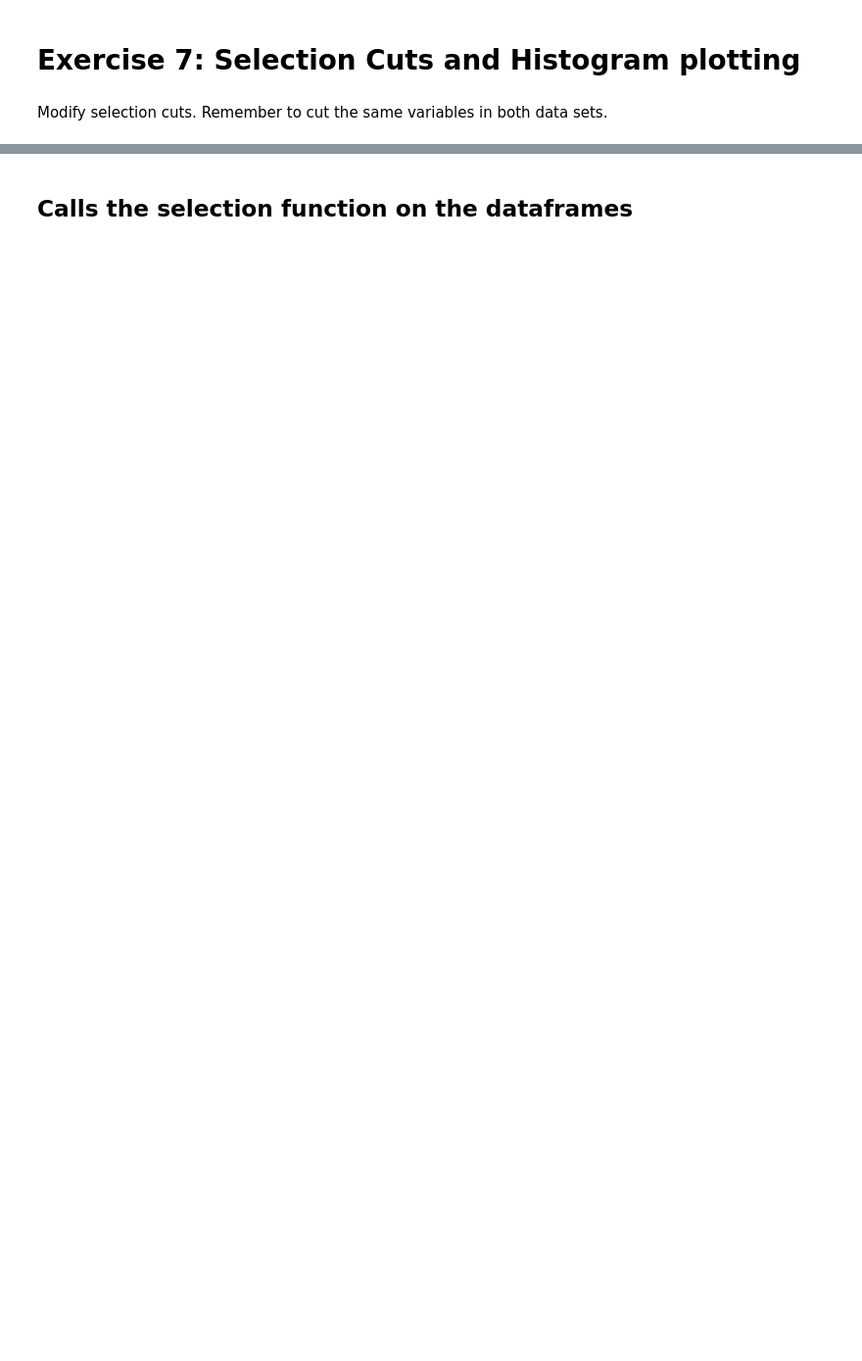
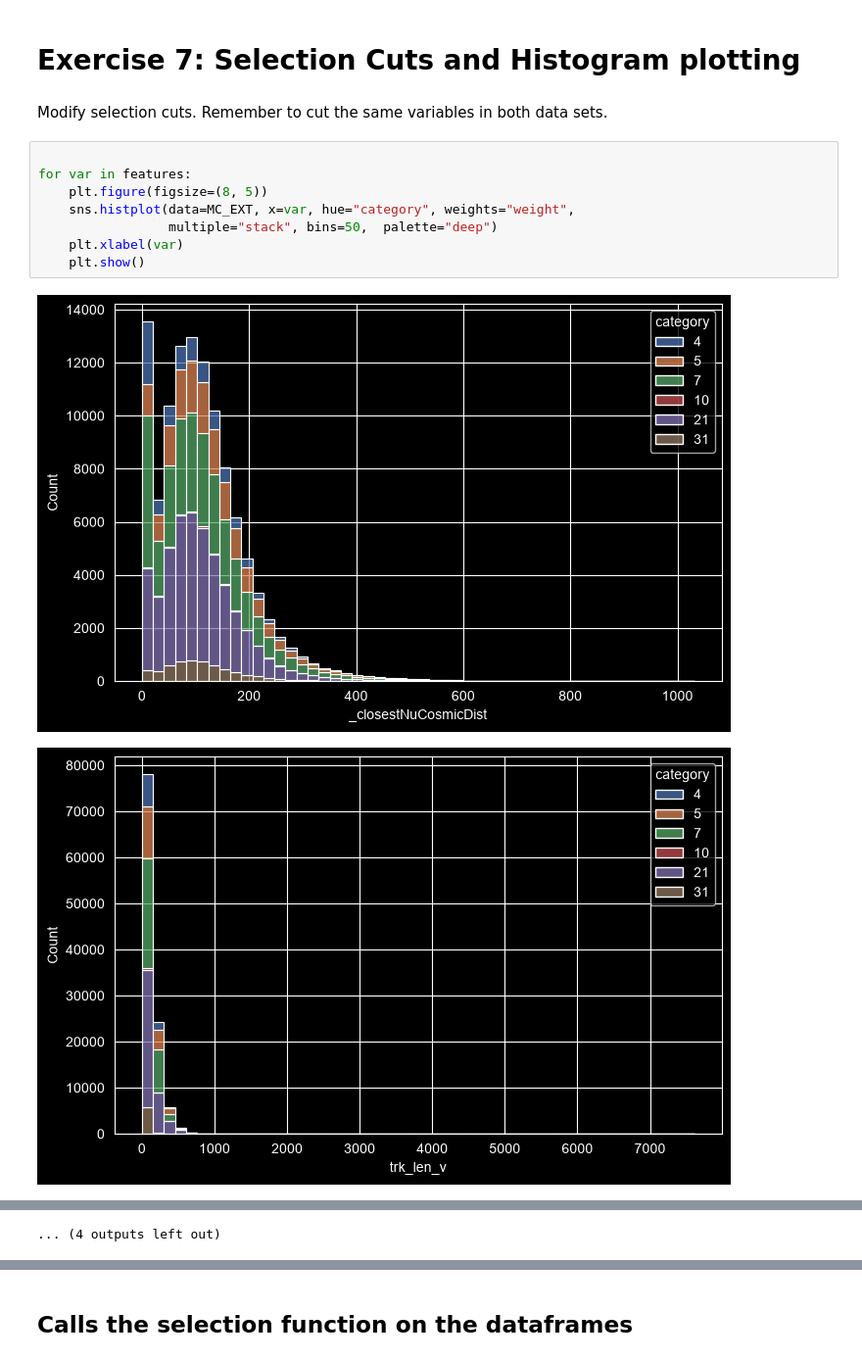
Before and after one commit to harrisonunwin/MicroBooNE_Lab, a Jupyter notebook: MainAnalysis_template.ipynb, the cells around one changed output, grey strips where cells are left out. Shown at 98% size. Cells and saved outputs as stored; diff of their text form; blank space fills up the shorter version.

```diff
--- a/MainAnalysis_template.ipynb
+++ b/MainAnalysis_template.ipynb
@@ -335,3 +360,14 @@ help(Neutrino_functions.histogram_plot)
 # Exercise 7: Selection Cuts and Histogram plotting
 # %% [markdown]
 Modify selection cuts. Remember to cut the same variables in both data sets.
+# %%
+
+for var in features:
+    plt.figure(figsize=(8, 5))
+    sns.histplot(data=MC_EXT, x=var, hue="category", weights="weight",
+                 multiple="stack", bins=50,  palette="deep")
+    plt.xlabel(var)
+    plt.show()
+# %% [output]
+[figure, added]
+[figure, added]
@@ -338,3 +384,4 @@ Modify selection cuts. Remember to cut the same variables in both data sets.
+... (4 outputs left out)
 # %%
 def Selections(frame):
 
```
Also changed, not shown: parts of 20 cells of this notebook.
